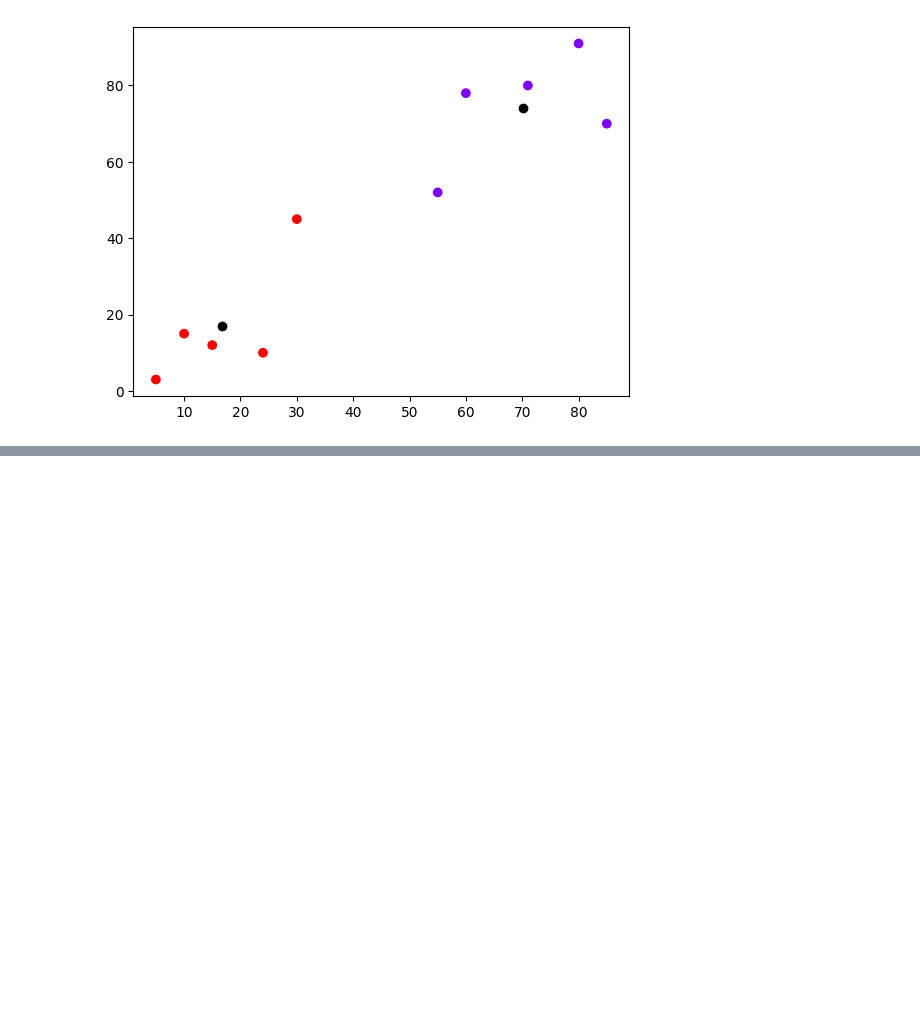
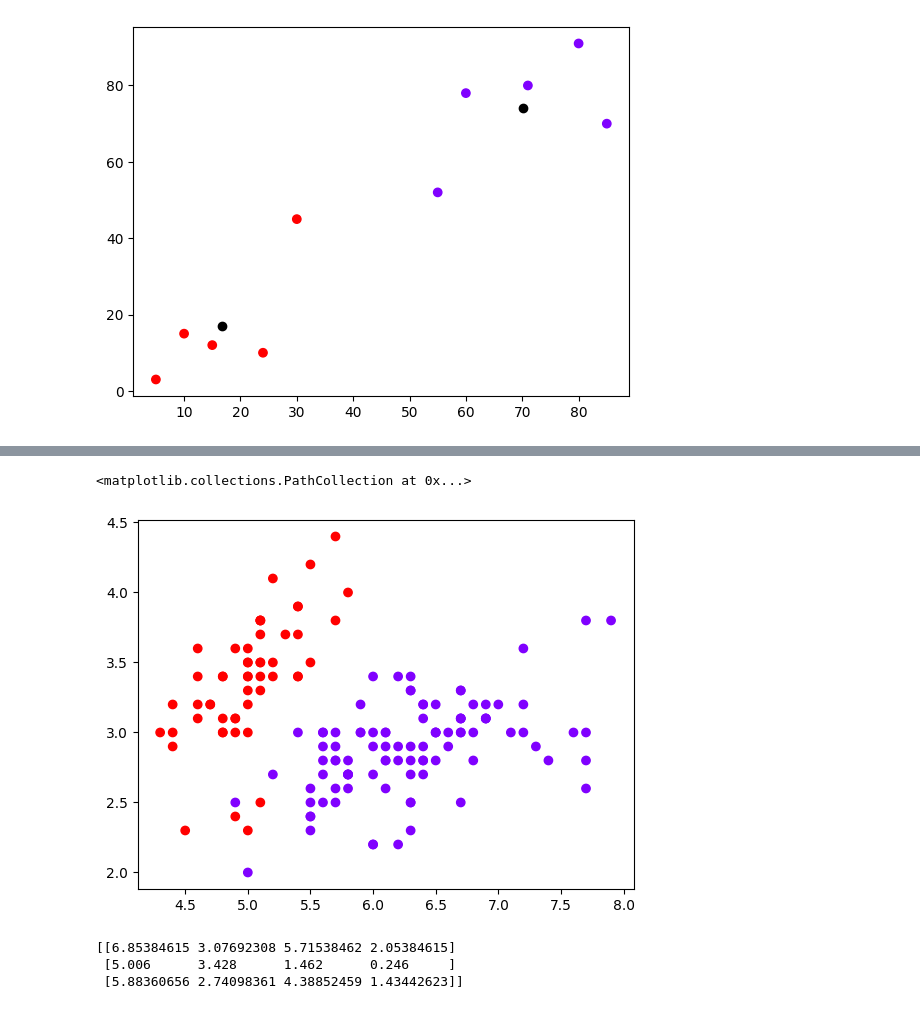
Before and after one commit to gargiisc/mlc, a Jupyter notebook: Experiment_9.ipynb, the cells around one changed output, grey strips where cells are left out. Cells and saved outputs as stored; diff of their text form; code cells hidden in the pictures; blank space fills up the shorter version.

```diff
--- a/Experiment_9.ipynb
+++ b/Experiment_9.ipynb
@@ -66,0 +93,13 @@ plt.scatter(kmeans.cluster_centers_[:,0], kmeans.cluster_centers_[:,1], color='b
+# %%
+plt.scatter(x[:,0], x[:,1], c=kmeans.labels_, cmap='rainbow')
+# %% [output]
+<matplotlib.collections.PathCollection at 0x...>
+[figure, added]
+# %%
+kmeans = KMeans(n_clusters=3)
+kmeans.fit(x)
+print(kmeans.cluster_centers_)
+# %% [output]
+[[6.85384615 3.07692308 5.71538462 2.05384615]
+ [5.006      3.428      1.462      0.246     ]
+ [5.88360656 2.74098361 4.38852459 1.43442623]]
```
Also changed, not shown: parts of 5 cells of this notebook.
